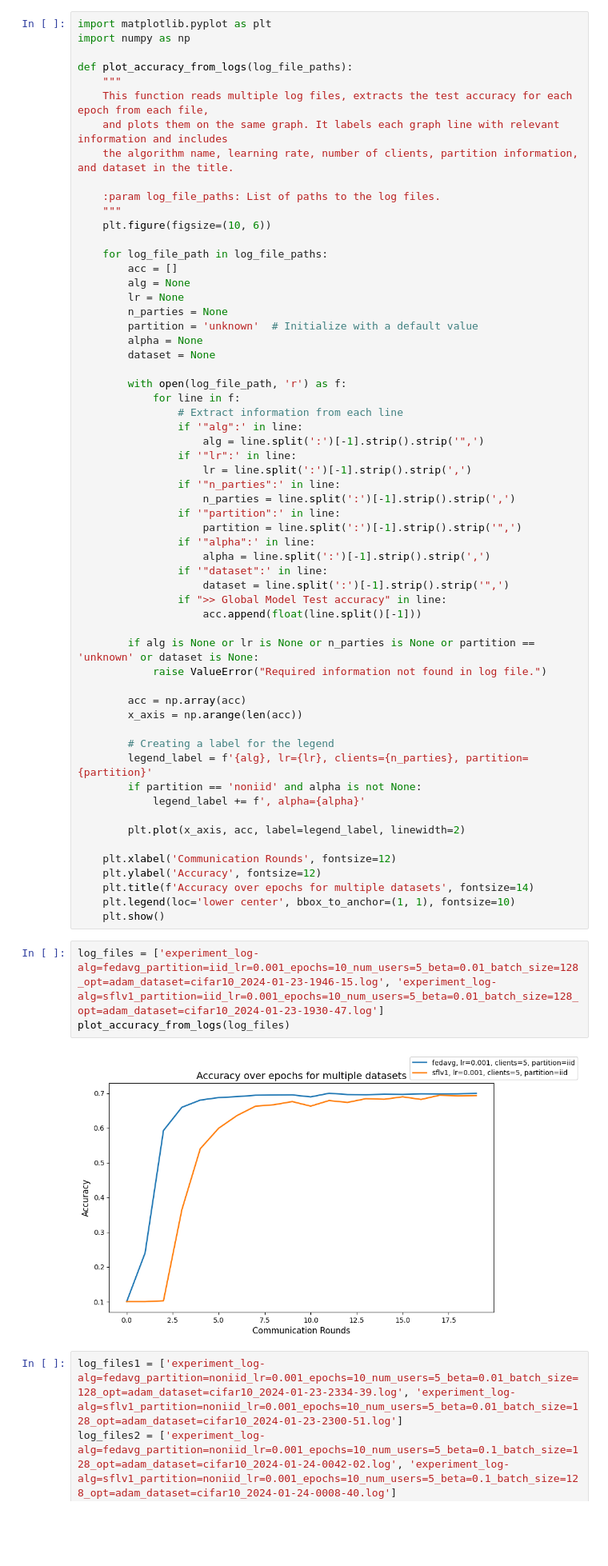
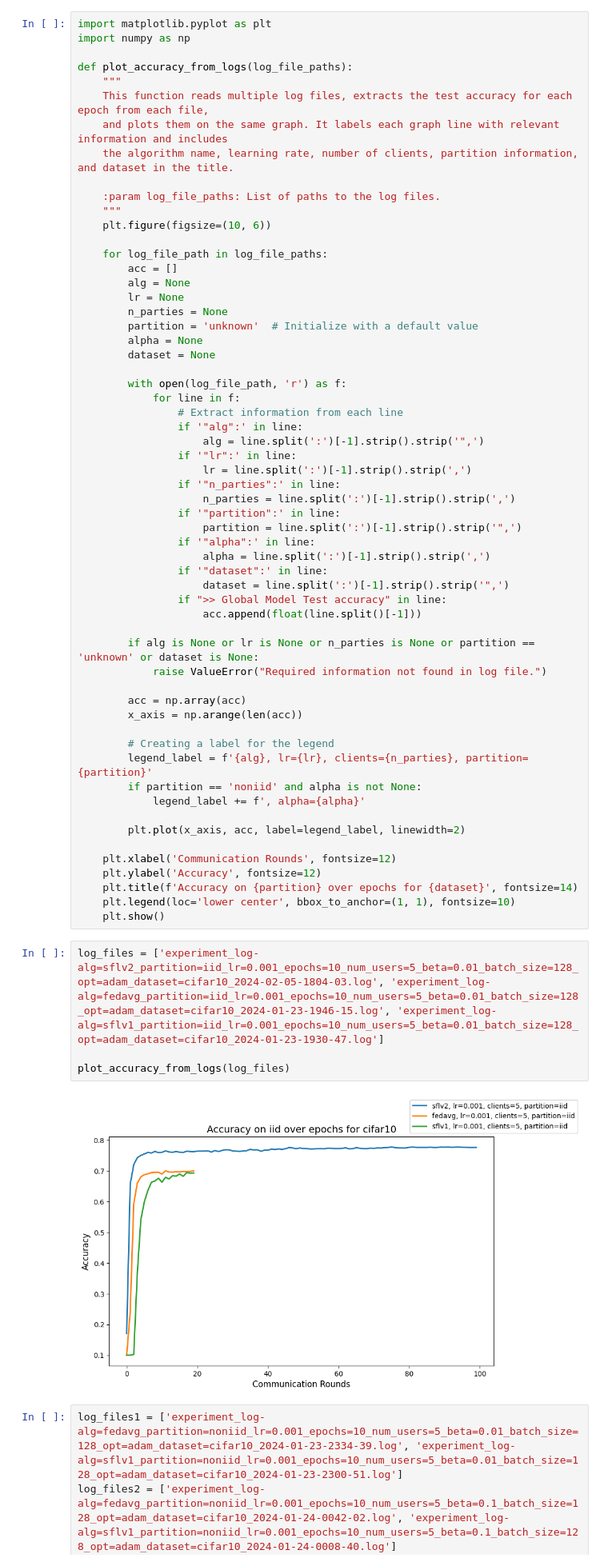
Before and after one commit to justindachille/Split-Consistency, a Jupyter notebook: graph.ipynb, the cells around one changed output. Shown at 80% size. Saved outputs shown, nothing was run; the diff lists cells and outputs as text; blank space fills up the shorter version.

```diff
--- a/graph.ipynb
+++ b/graph.ipynb
@@ -54,14 +54,15 @@ def plot_accuracy_from_logs(log_file_paths):
 
     plt.xlabel('Communication Rounds', fontsize=12)
     plt.ylabel('Accuracy', fontsize=12)
-    plt.title(f'Accuracy over epochs for multiple datasets', fontsize=14)
+    plt.title(f'Accuracy on {partition} over epochs for {dataset}', fontsize=14)
     plt.legend(loc='lower center', bbox_to_anchor=(1, 1), fontsize=10)
     plt.show()
 # %%
-log_files = ['experiment_log-alg=fedavg_partition=iid_lr=0.001_epochs=10_num_users=5_beta=0.01_batch_size=128_opt=adam_dataset=cifar10_2024-01-23-1946-15.log', 'experiment_log-alg=sflv1_partition=iid_lr=0.001_epochs=10_num_users=5_beta=0.01_batch_size=128_opt=adam_dataset=cifar10_2024-01-23-1930-47.log']
+log_files = ['experiment_log-alg=sflv2_partition=iid_lr=0.001_epochs=10_num_users=5_beta=0.01_batch_size=128_opt=adam_dataset=cifar10_2024-02-05-1804-03.log', 'experiment_log-alg=fedavg_partition=iid_lr=0.001_epochs=10_num_users=5_beta=0.01_batch_size=128_opt=adam_dataset=cifar10_2024-01-23-1946-15.log', 'experiment_log-alg=sflv1_partition=iid_lr=0.001_epochs=10_num_users=5_beta=0.01_batch_size=128_opt=adam_dataset=cifar10_2024-01-23-1930-47.log']
+
 plot_accuracy_from_logs(log_files)
 # %% [output]
-[figure, old version]
+[figure, new version]
 # %%
 log_files1 = ['experiment_log-alg=fedavg_partition=noniid_lr=0.001_epochs=10_num_users=5_beta=0.01_batch_size=128_opt=adam_dataset=cifar10_2024-01-23-2334-39.log', 'experiment_log-alg=sflv1_partition=noniid_lr=0.001_epochs=10_num_users=5_beta=0.01_batch_size=128_opt=adam_dataset=cifar10_2024-01-23-2300-51.log']
 log_files2 = ['experiment_log-alg=fedavg_partition=noniid_lr=0.001_epochs=10_num_users=5_beta=0.1_batch_size=128_opt=adam_dataset=cifar10_2024-01-24-0042-02.log', 'experiment_log-alg=sflv1_partition=noniid_lr=0.001_epochs=10_num_users=5_beta=0.1_batch_size=128_opt=adam_dataset=cifar10_2024-01-24-0008-40.log']
```
Also changed, not shown: parts of 1 cell of this notebook, 24 other files.
